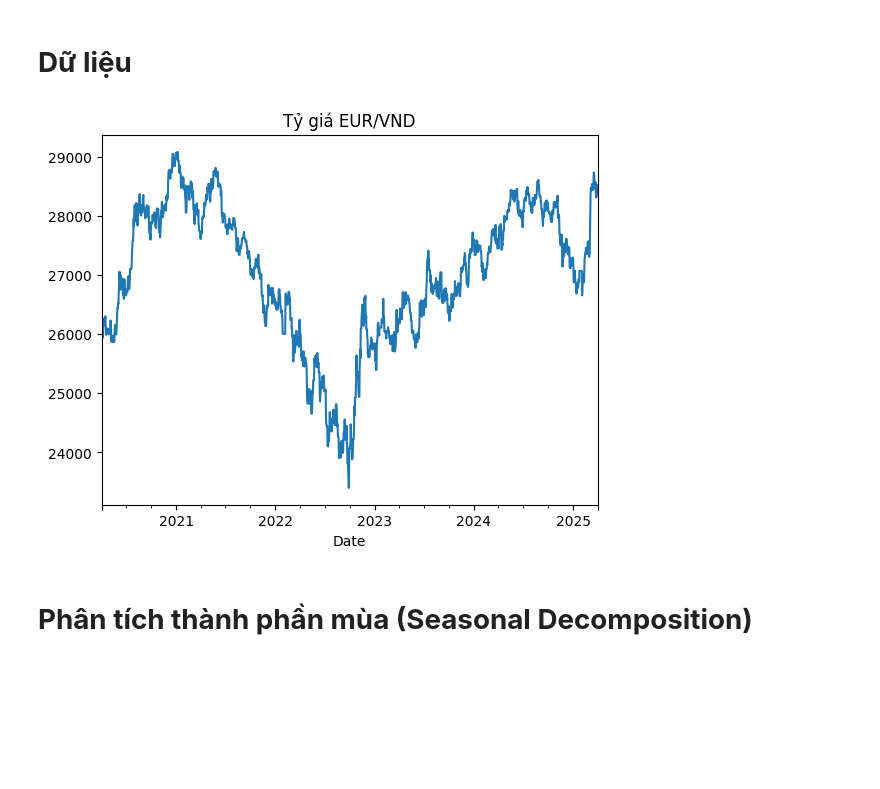
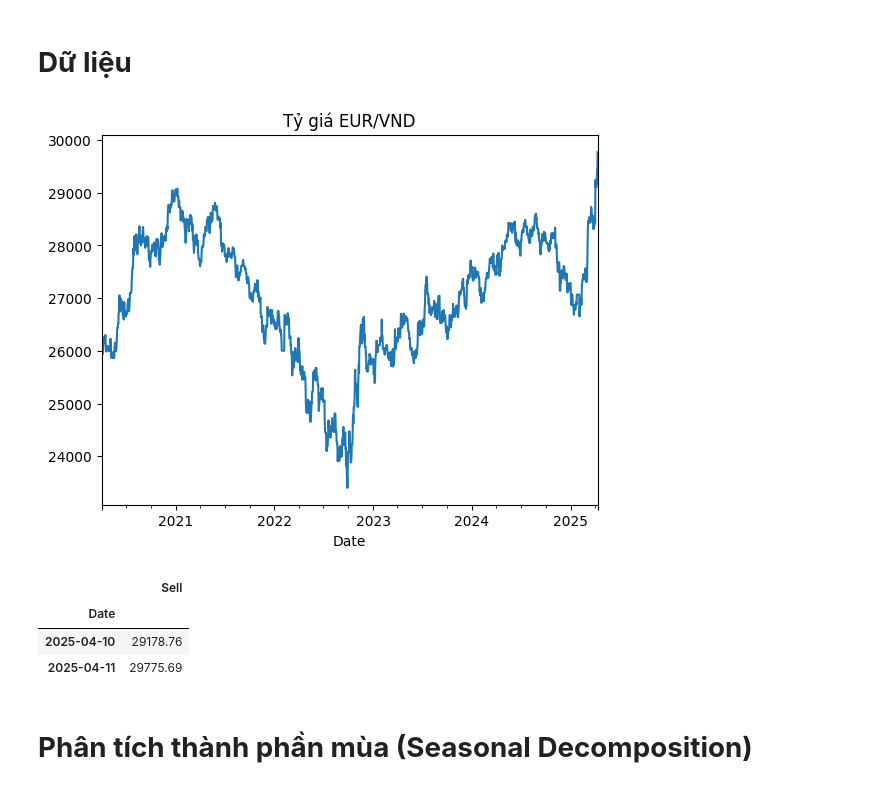
Before and after one commit to nggiang63/eur-vnd-exchange-rate, a Jupyter notebook: notebooks/sarima.ipynb, the cells around one changed output. Drawn from its saved outputs; the diff is of its cells as text; code cells hidden in the pictures; blank space fills up the shorter version.

```diff
--- a/notebooks/sarima.ipynb
+++ b/notebooks/sarima.ipynb
@@ -12,15 +12,22 @@ from sklearn.metrics import mean_absolute_error, mean_squared_error
 # %% [markdown]
 # **Dữ liệu**
 # %%
-df = pd.read_csv(r"C:\Users\DELL\Downloads\eur-vnd-exchange-rate\data\processed\EUR_VND_Exchange_Rate.csv")
+df = pd.read_csv(r"D:\eur-vnd-exchange-rate\data\processed\EUR_VND_Exchange_Rate.csv")
 df['Date'] = pd.to_datetime(df['Date'])
 df = df.set_index('Date')
 
 y = df['Sell']
 y.plot(title="Tỷ giá EUR/VND")
 plt.show()
 # %% [output]
-[figure, old version]
+[figure, new version]
+# %%
+df.tail(2)
+# %% [output]
+|  | Sell |
+| Date |  |
+| 2025-04-10 | 29178.76 |
+| 2025-04-11 | 29775.69 |
 # %% [markdown]
 # **Phân tích thành phần mùa (Seasonal Decomposition)**
 # %%
```
Also changed, not shown: parts of 10 cells of this notebook, 6 other files.
